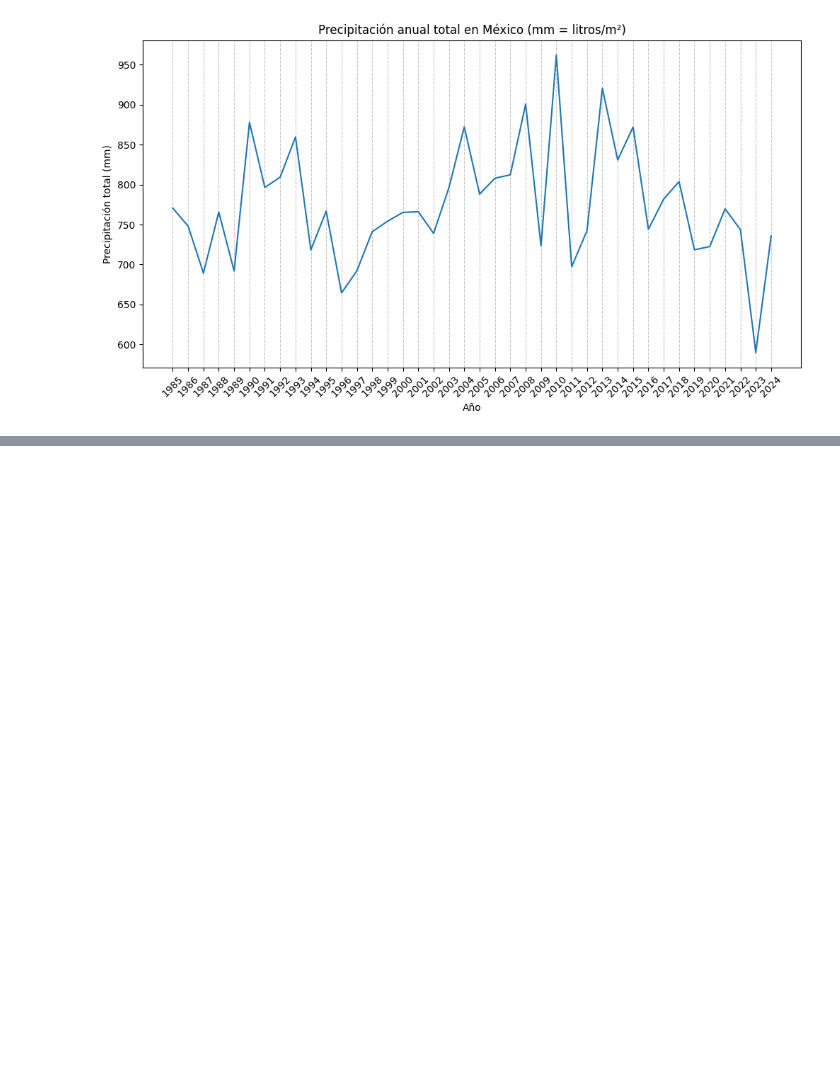
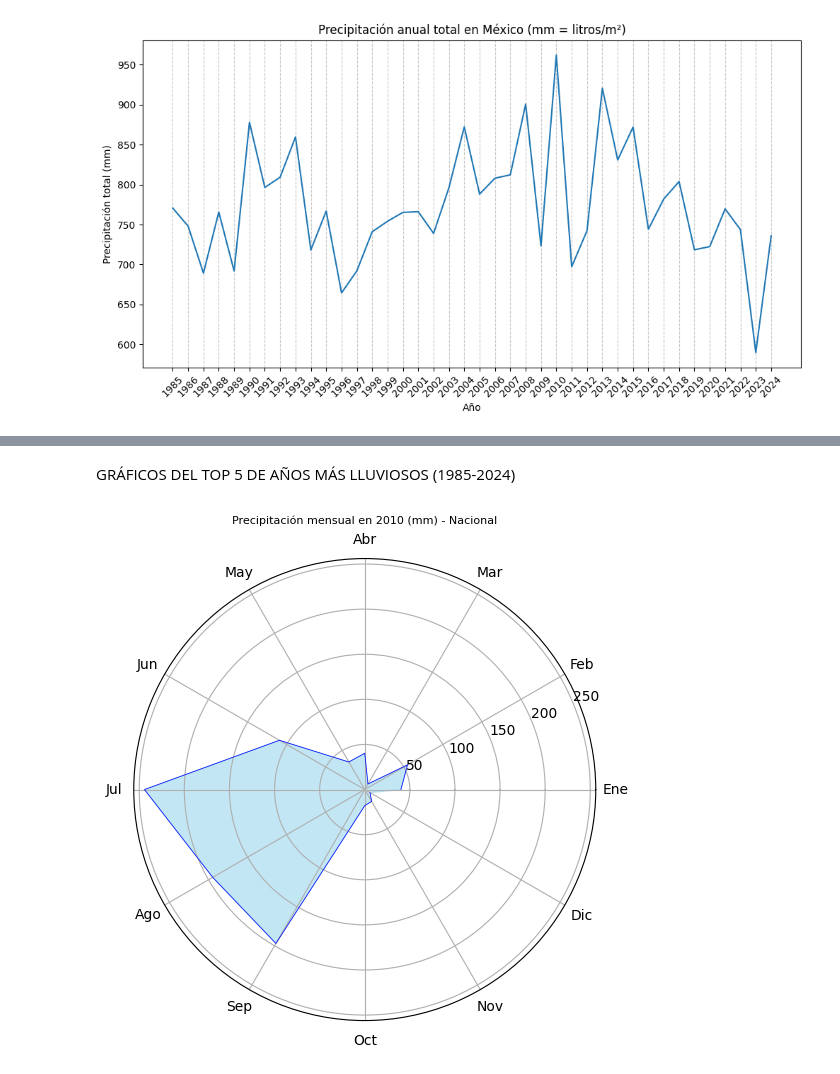
Before and after one commit to DaniaGarmon/LluviaMX, a Jupyter notebook: lluvia_mx.ipynb, the cells around one changed output, grey strips where cells are left out. Drawn from its saved outputs; the diff is of its cells as text; code cells hidden in the pictures; blank space fills up the shorter version.

```diff
--- a/lluvia_mx.ipynb
+++ b/lluvia_mx.ipynb
@@ -143,0 +156,33 @@ plt.show()
+# %%
+def grafico_nacional_meses(año):
+    nombres_meses = ['Ene','Feb','Mar','Abr','May','Jun','Jul','Ago','Sep','Oct','Nov','Dic']
+    meses = np.arange(12)
+    angulo = 2 * np.pi * meses / 12
+
+    df_year = data[(data['YEAR'] == año) & (data['ENTIDAD'] == 'Nacional')].reset_index(drop='index')
+    precipitacion = df_year['PRECIPITACION'].values
+
+    fig = plt.figure(figsize=(6,6))
+    ax = fig.add_subplot(111, polar=True)
+
+    #Grafico polar con barras
+    #ax.bar(angulo, precipitacion, width=0.5, color='skyblue', edgecolor='black')
+
+    #Grafico polar con relleno
+    ax.fill(angulo, precipitacion, color='skyblue', alpha=0.5) #relleno transparente
+    ax.plot(angulo, precipitacion, color='blue', linewidth=0.5) #contorno del relleno
+
+    #Grafico porlar con lineas y puntos
+    #ax.plot(angulo, precipitacion, marker='o', color='skyblue',linewidth=2)
+
+    # Configurar etiquetas de meses
+    ax.set_xticks(angulo)
+    ax.set_xticklabels(nombres_meses)
+    ax.set_title(f'Precipitación mensual en {año} (mm) - Nacional', fontsize=8)
+    plt.show()
+# %% [markdown]
+GRÁFICOS DEL TOP 5 DE AÑOS MÁS LLUVIOSOS (1985-2024)
+# %%
+grafico_nacional_meses(2010)
+# %% [output]
+[figure, added]
```
Also changed, not shown: parts of 6 cells of this notebook.
